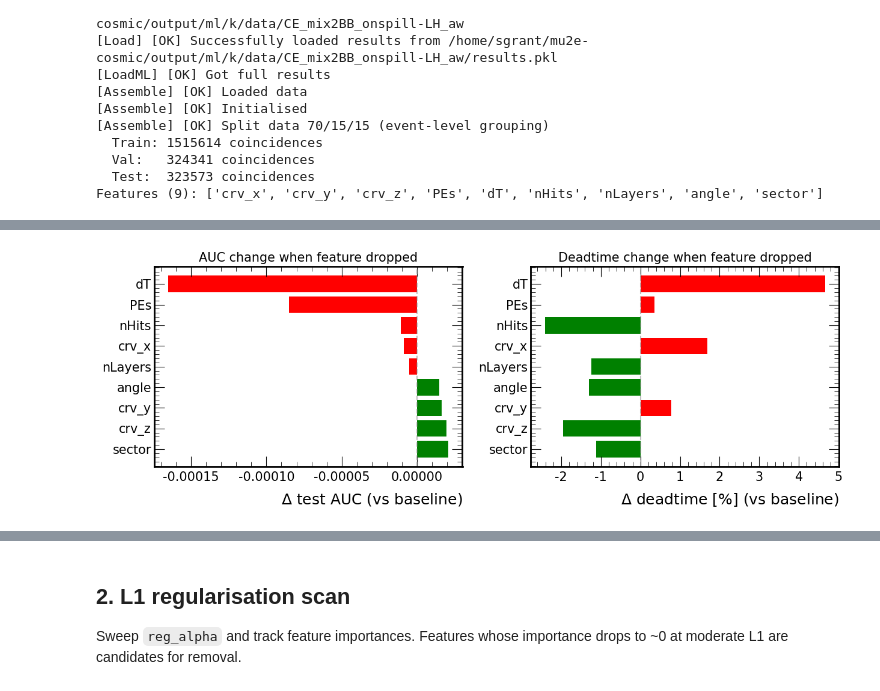
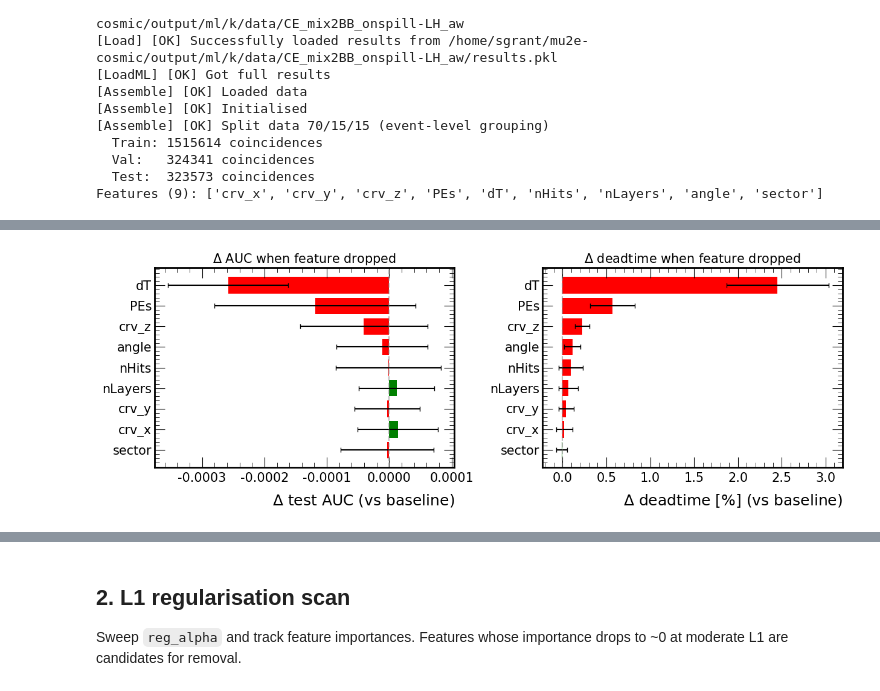
Before and after one commit to sam-grant/mu2e-cosmic, a Jupyter notebook: notebooks/ml/xgboost/feature_engineering.ipynb, the cells around one changed output, grey strips where cells are left out. Cells and saved outputs as stored; diff of their text form; code cells hidden in the pictures.

```diff
--- a/notebooks/ml/xgboost/feature_engineering.ipynb
+++ b/notebooks/ml/xgboost/feature_engineering.ipynb
@@ -121,18 +107,0 @@ plt.show()
-# %%
-# Baseline: all features
-baseline = train_with_features(data, all_features, "baseline", best_hp)
-print(f"Baseline ({len(all_features)} features): test AUC={baseline['test_auc']:.6f}, deadtime={baseline['deadtime']*100:.3f}%")
-
-# Drop one feature at a time
-ablation_results = []
-for feat in all_features:
-    reduced = [f for f in all_features if f != feat]
-    result = train_with_features(data, reduced, f"drop_{feat}", best_hp)
-    result["dropped"] = feat
-    result["n_features"] = len(reduced)
-    ablation_results.append(result)
-    delta_auc = result["test_auc"] - baseline["test_auc"]
-    print(f"  Drop {feat:>10s}: test AUC={result['test_auc']:.6f} (delta={delta_auc:+.6f}), deadtime={result['deadtime']*100:.3f}%")
-
-ablation_df = pd.DataFrame(ablation_results).sort_values("test_auc", ascending=False)
-display(ablation_df)
@@ -160,27 +191,31 @@ Baseline (9 features): test AUC=0.999912, deadtime=2.655%
 # %%
-# Plot ablation results
+baseline_auc = np.mean(baseline_fold_aucs)
+baseline_dt = np.mean(baseline_fold_deadtimes)
+
+features_sorted = ablation_cv_df["dropped"].values
+delta_auc = ablation_cv_df["mean_test_auc"].values - baseline_auc
+delta_deadtime = ablation_cv_df["mean_deadtime"].values - baseline_dt
+
 fig, axes = plt.subplots(1, 2, figsize=(2*6.4, 4.8))
-
-features_sorted = ablation_df["dropped"].values
-delta_auc = ablation_df["test_auc"].values - baseline["test_auc"]
-delta_deadtime = (ablation_df["deadtime"].values - baseline["deadtime"]) * 100
 
 ax = axes[0]
 colours = ["green" if d >= 0 else "red" for d in delta_auc]
-ax.barh(features_sorted, delta_auc, color=colours)
+ax.barh(features_sorted, delta_auc, xerr=ablation_cv_df["std_test_auc"].values,
+        color=colours, capsize=3)
 ax.axvline(0, color="grey", linestyle="--", alpha=0.5)
 ax.set_xlabel("$\Delta$ test AUC (vs baseline)")
-ax.set_title("AUC change when feature dropped")
+ax.set_title("$\Delta$ AUC when feature dropped")
 
 ax = axes[1]
 colours = ["green" if d <= 0 else "red" for d in delta_deadtime]
-ax.barh(features_sorted, delta_deadtime, color=colours)
+ax.barh(features_sorted, delta_deadtime, xerr=ablation_cv_df["std_deadtime"].values,
+        color=colours, capsize=3)
 ax.axvline(0, color="grey", linestyle="--", alpha=0.5)
 ax.set_xlabel("$\Delta$ deadtime [%] (vs baseline)")
-ax.set_title("Deadtime change when feature dropped")
+ax.set_title("$\Delta$ deadtime when feature dropped")
 
 plt.tight_layout()
-plt.savefig(f"../../../output/images/ml/{run}/features/ablation.png")
+plt.savefig(f"../../../output/images/ml/{run}/features/ablation_cv.png")
 plt.show()
 # %% [output]
-[figure, old version]
+[figure, new version]
```
Also changed, not shown: parts of 45 cells of this notebook.
